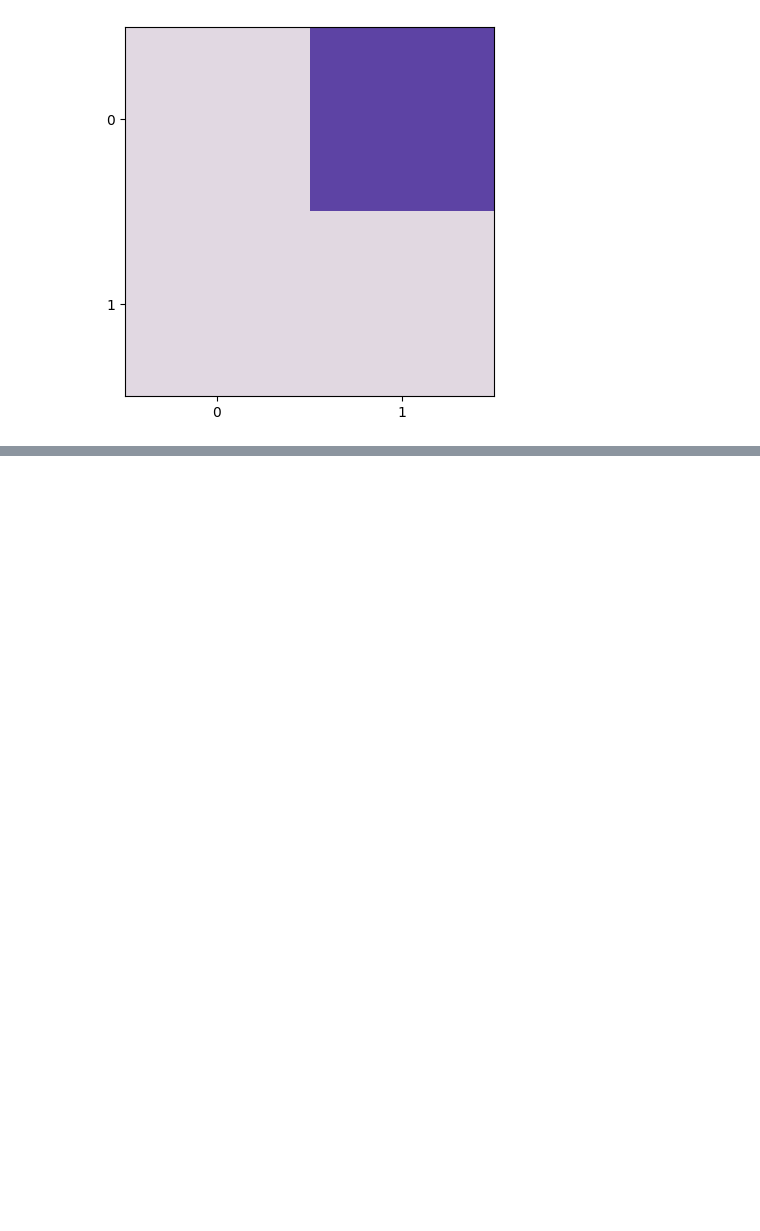
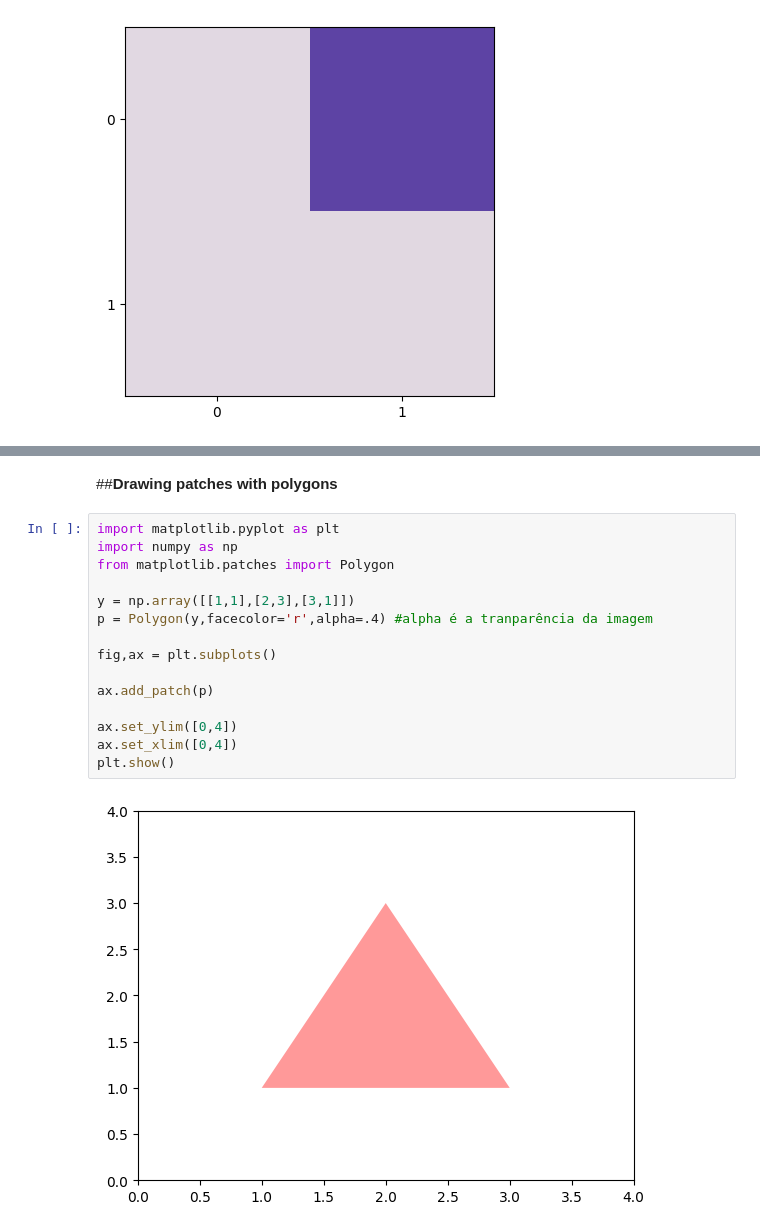
Before and after one commit to gregorimaia/Engenharia_Aeroespacial, a Jupyter notebook: Graphing_and_visualization.ipynb, the cells around one changed output, grey strips where cells are left out. Cells and saved outputs as stored; diff of their text form; blank space fills up the shorter version.

```diff
--- a/Graphing_and_visualization.ipynb
+++ b/Graphing_and_visualization.ipynb
@@ -320,0 +354,19 @@ plt.show()
+# %% [markdown]
+##**Drawing patches with polygons**
+# %%
+import matplotlib.pyplot as plt
+import numpy as np
+from matplotlib.patches import Polygon
+
+y = np.array([[1,1],[2,3],[3,1]])
+p = Polygon(y,facecolor='r',alpha=.4) #alpha é a tranparência da imagem
+
+fig,ax = plt.subplots()
+
+ax.add_patch(p)
+
+ax.set_ylim([0,4])
+ax.set_xlim([0,4])
+plt.show()
+# %% [output]
+[figure, added]
```
Also changed, not shown: parts of 3 cells of this notebook.
